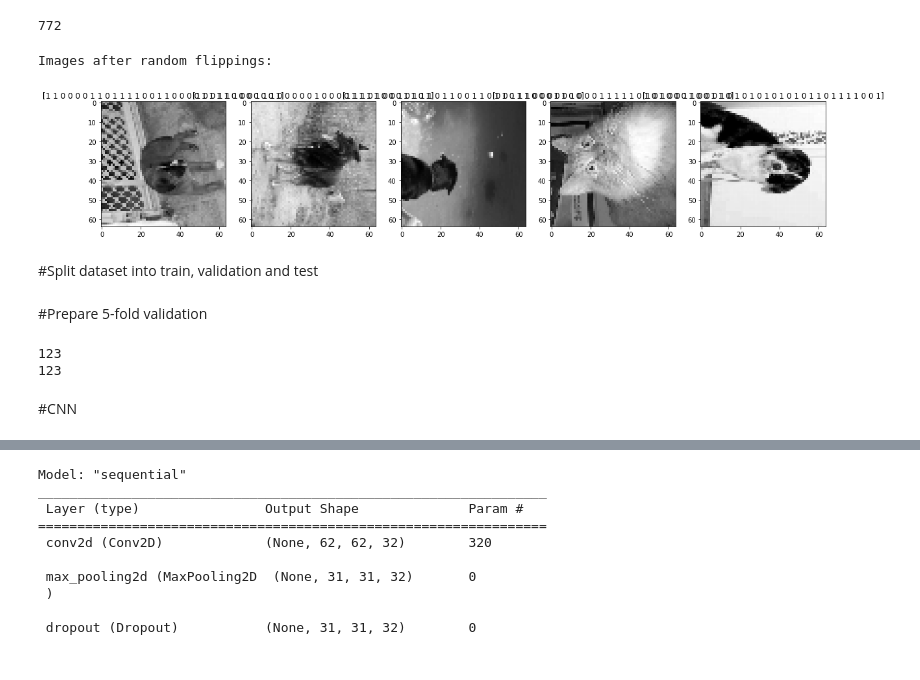
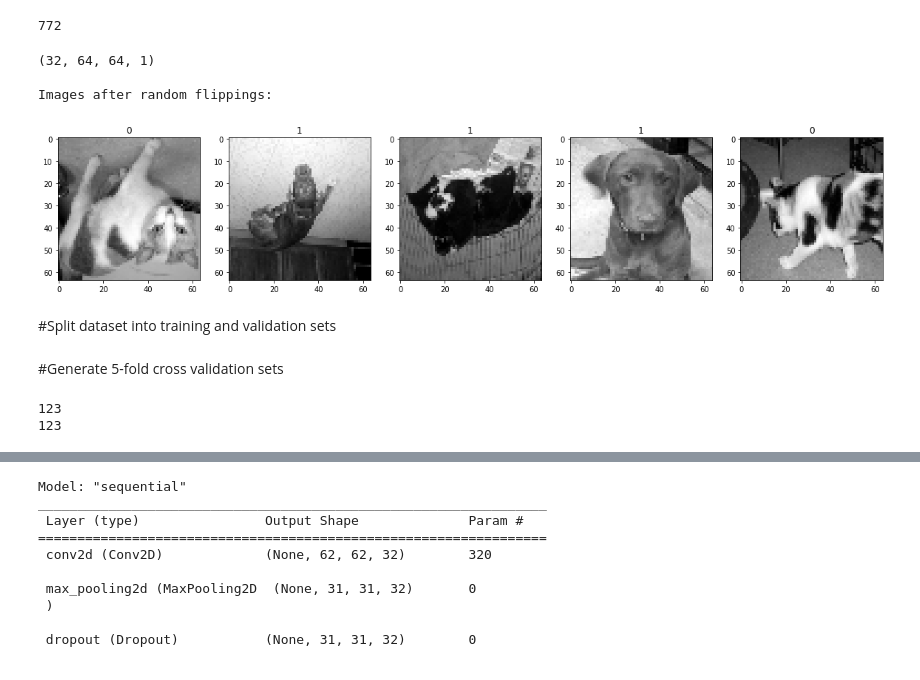
Before and after one commit to BeppeMaxCaru/StatisticalMethodsForML_CNN, a Jupyter notebook: src/StatisticalMethodsForML_CNN.ipynb, the cells around one changed output, grey strips where cells are left out. Drawn from its saved outputs; the diff is of its cells as text; code cells hidden in the pictures.

```diff
--- a/src/StatisticalMethodsForML_CNN.ipynb
+++ b/src/StatisticalMethodsForML_CNN.ipynb
@@ -96,6 +67,4 @@ preprocessed_dataset = tf.keras.preprocessing.image_dataset_from_directory(
 # %% [output]
 Found 24734 files belonging to 2 classes.
 # %%
-normed = preprocessed_dataset.map(lambda x, y: (tf.image.rgb_to_grayscale(x) / 255, y))
-normed.as_numpy_iterator().next()[0]
-len(normed)
+to_grayscale_and_normalized_images_dataset = images_dataset.map(lambda x, y: (tf.image.rgb_to_grayscale(x) / 255, y))
@@ -135,4 +102,4 @@ Images after scaling:
 # %%
-normed_and_scaled = normed.map(lambda x, y: (tf.image.resize(x, (NEW_SIZE, NEW_SIZE)), y))
-normed_and_scaled.as_numpy_iterator().next()[0].shape
-len(normed_and_scaled)
+scaled_down_images_dataset = to_grayscale_and_normalized_images_dataset.map(lambda x, y: (tf.image.resize(x, (NEW_SIZE, NEW_SIZE)), y))
+#scaled_down_images_dataset.as_numpy_iterator().next()[0].shape
+#len(scaled_down_images_dataset)
@@ -141,40 +106,45 @@ len(normed_and_scaled)
 # %% [markdown]
 #Data augmentation
 # %%
-augmented_rand_right_or_left_flip = normed_and_scaled.map(lambda x, y: (tf.image.random_flip_left_right(x), y))
+randomly_right_or_left_flipped_images_dataset = scaled_down_images_dataset.map(lambda x, y: (tf.image.random_flip_left_right(x), y))
 
-augmented_rand_up_or_down_flip = augmented_rand_right_or_left_flip.map(lambda x, y: (tf.image.random_flip_up_down(x), y))
+randomly_up_or_down_flipped_images_dataset = randomly_right_or_left_flipped_images_dataset.map(lambda x, y: (tf.image.random_flip_up_down(x), y))
 
-half_size = int(len(augmented_rand_up_or_down_flip) / 2)
+half_dataset_size = int(len(randomly_up_or_down_flipped_images_dataset) / 2)
 
-augmented_to_rotate = augmented_rand_up_or_down_flip.take(half_size)
-augmented_rotated = augmented_to_rotate.map(lambda x, y: (tf.image.rot90(x, k=random.randint(0, 3)), y))
+images_to_rotate = randomly_up_or_down_flipped_images_dataset.take(half_dataset_size)
+randomly_rotated_images_dataset = images_to_rotate.map(lambda x, y: (tf.image.rot90(x, k=random.randint(0, 3)), y))
 
-augmented_not_rotated = augmented_rand_up_or_down_flip.skip(half_size).take(half_size)
+images_not_to_rotate = randomly_up_or_down_flipped_images_dataset.skip(half_dataset_size).take(half_dataset_size)
+not_rotated_images_dataset = images_not_to_rotate
 
-final_preprocessed_dataset = augmented_rotated.concatenate(augmented_not_rotated)
+final_preprocessed_dataset = randomly_rotated_images_dataset.concatenate(not_rotated_images_dataset)
 
-len(final_preprocessed_dataset)
+#len(final_preprocessed_dataset)
 # %% [output]
 772
 # %%
-image_samples = final_preprocessed_dataset.take(5)
-samples = list(image_samples.as_numpy_iterator())
+dataset_samples = final_preprocessed_dataset.take(5)
+#print(final_preprocessed_dataset.as_numpy_iterator().next()[0].shape)
+#image_samples = final_preprocessed_dataset.as_numpy_iterator().next()
+batches = list(dataset_samples.as_numpy_iterator())
 
 print('\nImages after random flippings:\n')
 
-fig, ax = plt.subplots(ncols=len(samples), figsize=(20,20))
-for immagine_idx in range(len(samples)):
-  resized = tf.image.resize(samples[immagine_idx][0][0,:,:,:], (NEW_SIZE, NEW_SIZE))
+fig, ax = plt.subplots(ncols=len(batches), figsize=(20,20))
+for immagine_idx in range(len(batches)):
+  resized = tf.image.resize(batches[immagine_idx][0][0,:,:,:], (NEW_SIZE, NEW_SIZE))
   ax[immagine_idx].imshow(resized[:,:,0], cmap='gray')
-  ax[immagine_idx].title.set_text(str(samples[immagine_idx][1]))
+  ax[immagine_idx].title.set_text(str(batches[immagine_idx][1][0]))
 
 plt.show()
 # %% [output]
+(32, 64, 64, 1)
+
 Images after random flippings:
-[figure, old version]
+[figure, new version]
 # %% [markdown]
-#Split dataset into train, validation and test
+#Split dataset into training and validation sets
 # %%
 dataset_size = len(final_preprocessed_dataset)
 
@@ -189,5 +159,5 @@ validation_set = shuffled_final.skip(training_split).take(validation_split)
 #training_set_lenght = len(training_set)
 #training_set_lenght
 # %% [markdown]
-#Prepare 5-fold validation
+#Generate 5-fold cross validation sets
 # %%
@@ -232,5 +195,3 @@ generate_5_folds_validation_datasets()
 # %% [output]
 123
 123
-# %% [markdown]
-#CNN
```
Also changed, not shown: parts of 19 cells of this notebook.
